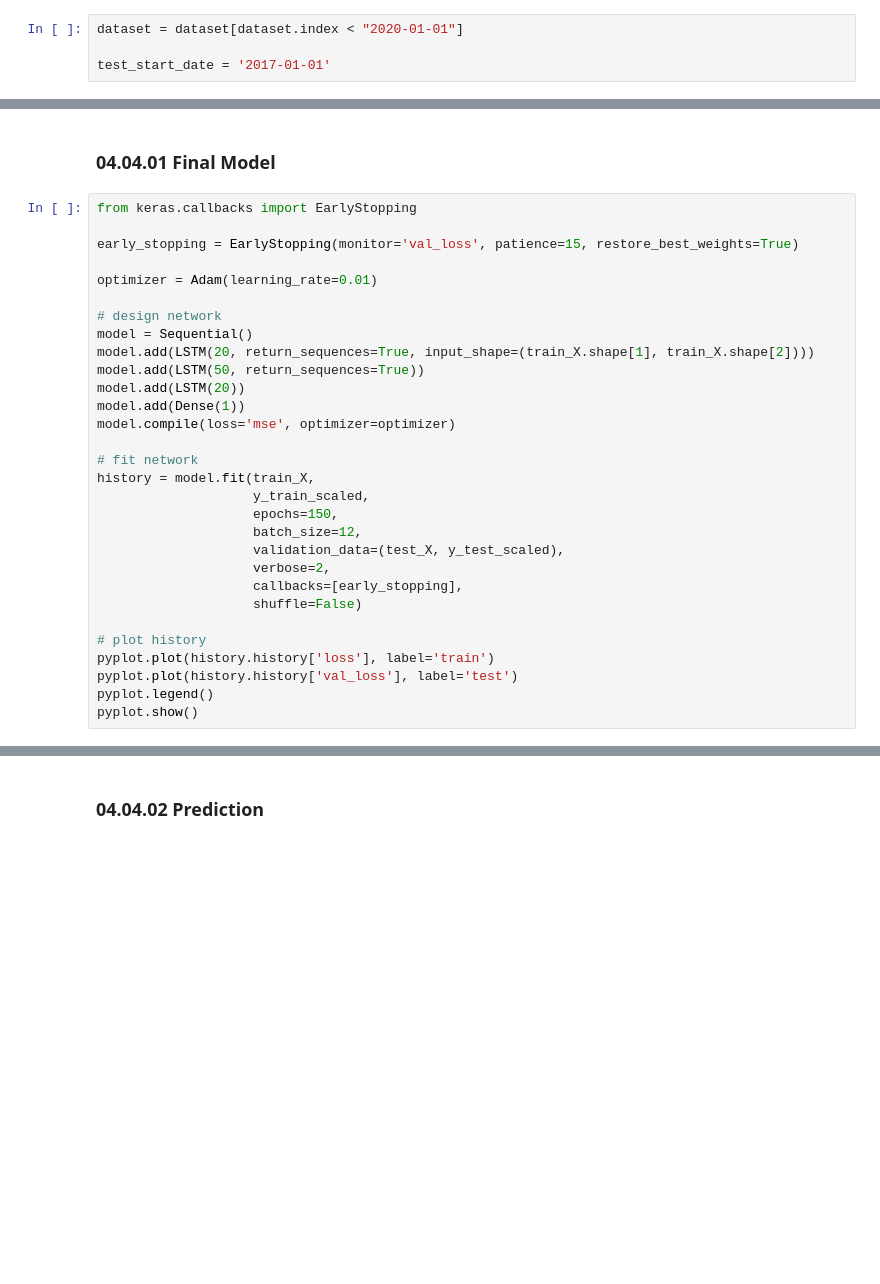
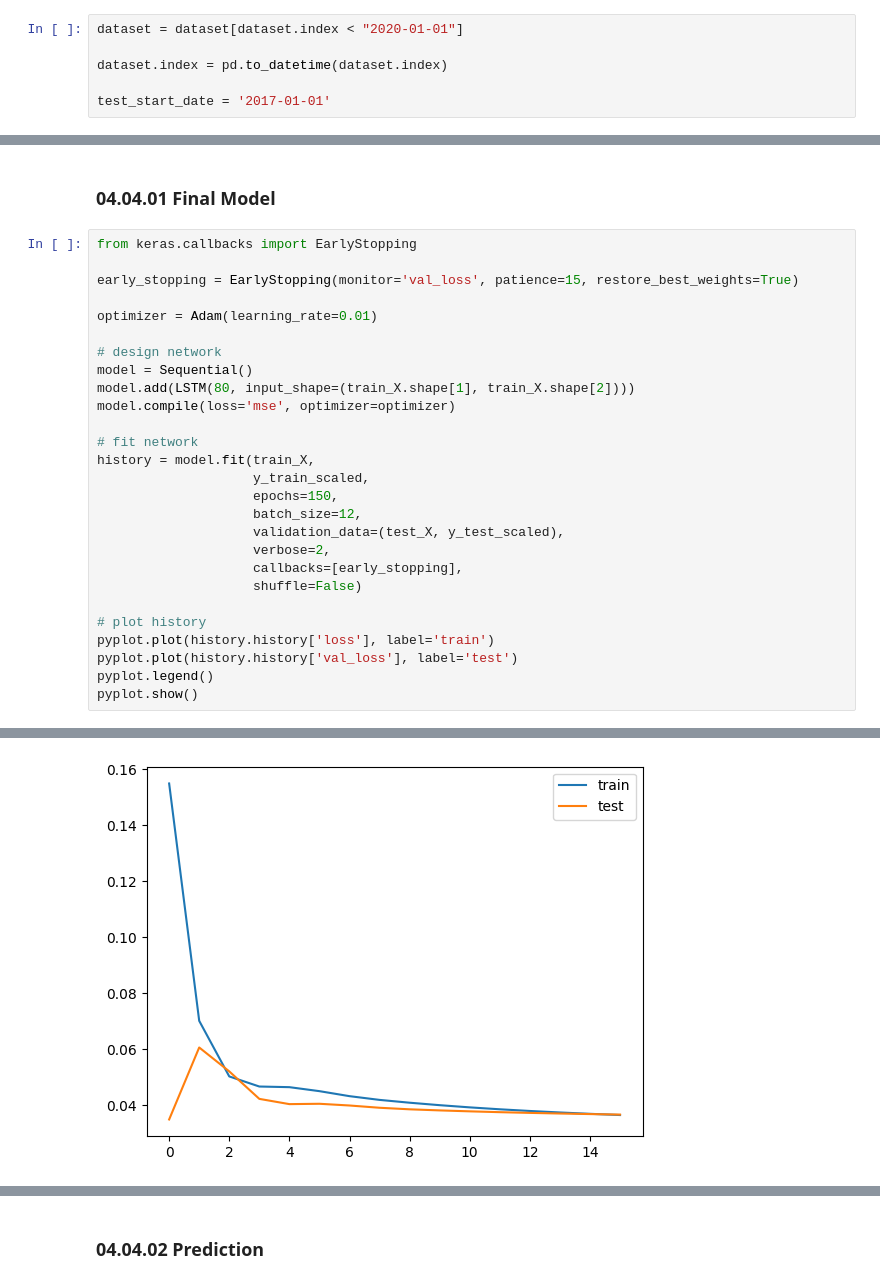
Before and after one commit to cirobezerra1/CMP263MachineLearning, a Jupyter notebook: Model/without datasus features/lstm_without_datasus.ipynb, the cells around one changed output, grey strips where cells are left out. Cells and saved outputs as stored; diff of their text form; blank space fills up the shorter version.

Commit message:
Final execution of the models

```diff
--- a/Model/without datasus features/lstm_without_datasus.ipynb
+++ b/Model/without datasus features/lstm_without_datasus.ipynb
@@ -143,6 +160,8 @@ dataset.shape
 # %%
 dataset = dataset[dataset.index < "2020-01-01"]
 
+dataset.index = pd.to_datetime(dataset.index)
+
 test_start_date = '2017-01-01'
 # %% [markdown]
 # 04.Model training
@@ -196,10 +231,7 @@ optimizer = Adam(learning_rate=0.01)
 
 # design network
 model = Sequential()
-model.add(LSTM(20, return_sequences=True, input_shape=(train_X.shape[1], train_X.shape[2])))
-model.add(LSTM(50, return_sequences=True))
-model.add(LSTM(20))
-model.add(Dense(1))
+model.add(LSTM(80, input_shape=(train_X.shape[1], train_X.shape[2])))
 model.compile(loss='mse', optimizer=optimizer)
 
 # fit network
@@ -217,3 +249,4 @@ pyplot.plot(history.history['loss'], label='train')
 pyplot.plot(history.history['val_loss'], label='test')
 pyplot.legend()
 pyplot.show()
+# %% [output]
@@ -220,2 +270,3 @@ pyplot.show()
+[figure, added]
 # %%
 model.summary()
```
Also changed, not shown: parts of 10 cells of this notebook, 3 other files.
